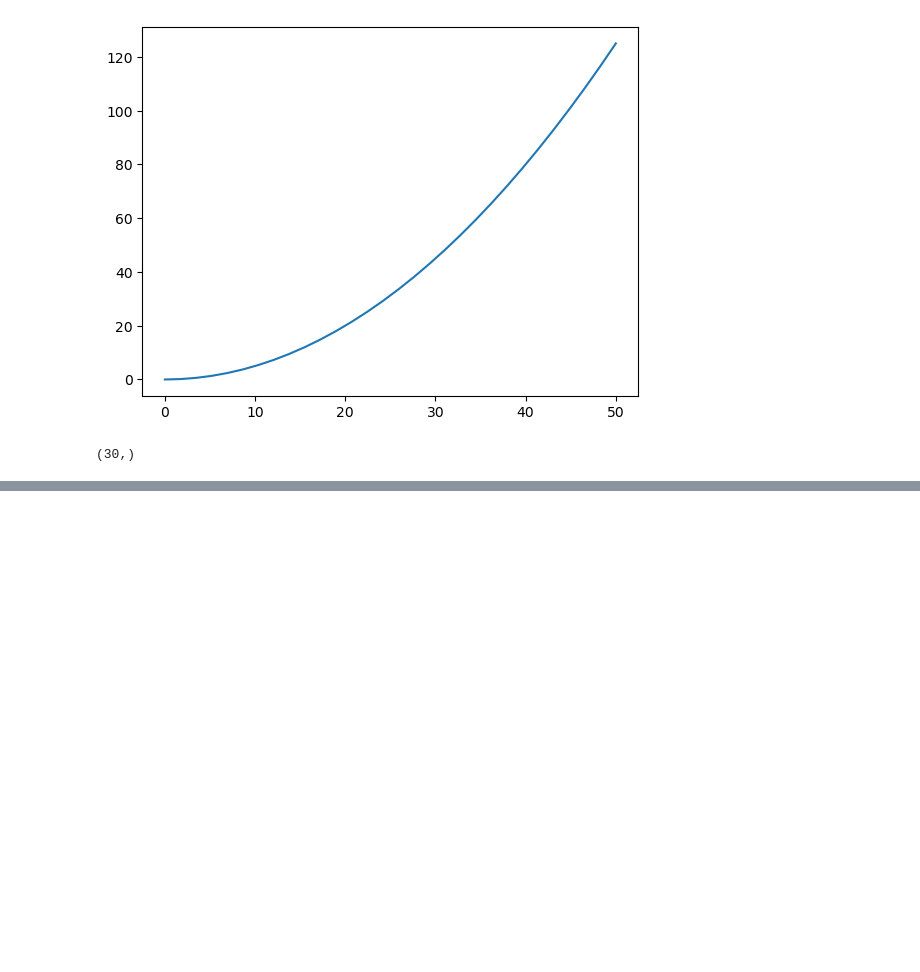
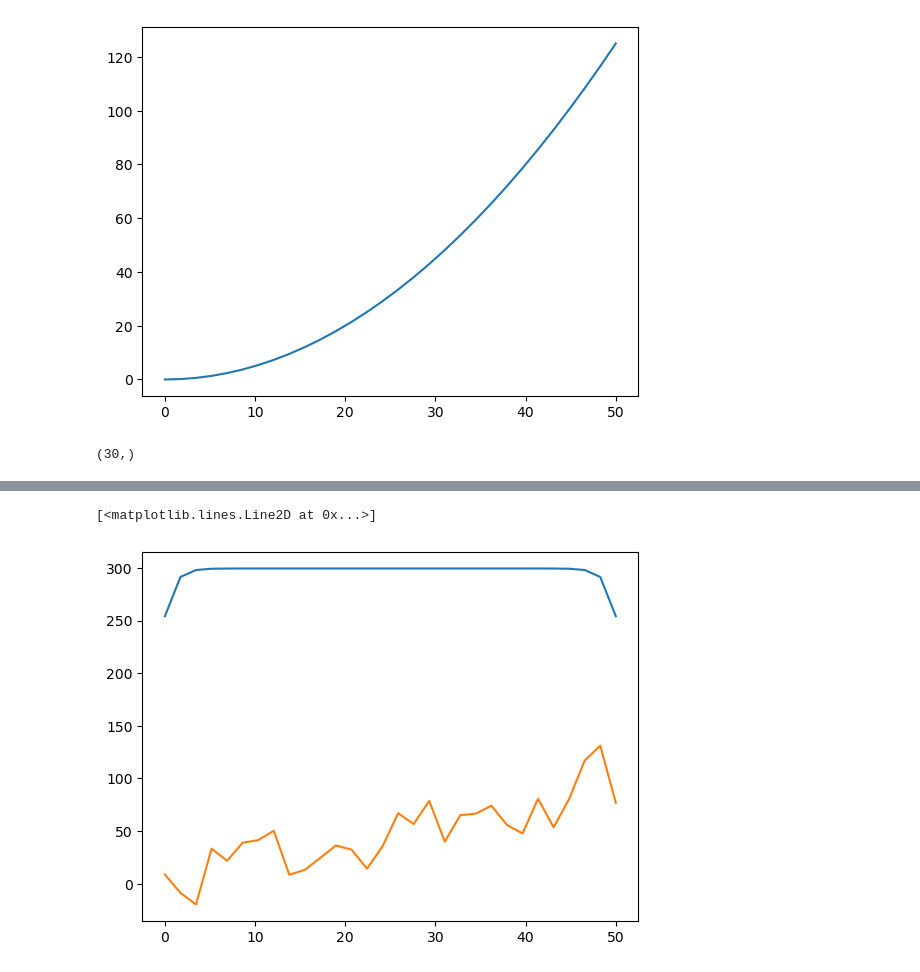
Before and after one commit to tpaquier/material_science, a Jupyter notebook: Tests_for_PU/Support_vector_regrression.ipynb, the cells around one changed output, grey strips where cells are left out. Drawn from its saved outputs; the diff is of its cells as text; code cells hidden in the pictures; blank space fills up the shorter version.

```diff
--- a/Tests_for_PU/Support_vector_regrression.ipynb
+++ b/Tests_for_PU/Support_vector_regrression.ipynb
@@ -95,0 +111,6 @@ np.inner(alpha_hat.reshape(30,1),matrix_K_test(data=x_first,test=x_test[1],scale
+# %%
+plt.plot(x_first,list_of_output_ter)
+plt.plot(x_first,y)
+# %% [output]
+[<matplotlib.lines.Line2D at 0x...>]
+[figure, added]
```
Also changed, not shown: parts of 32 cells of this notebook.
